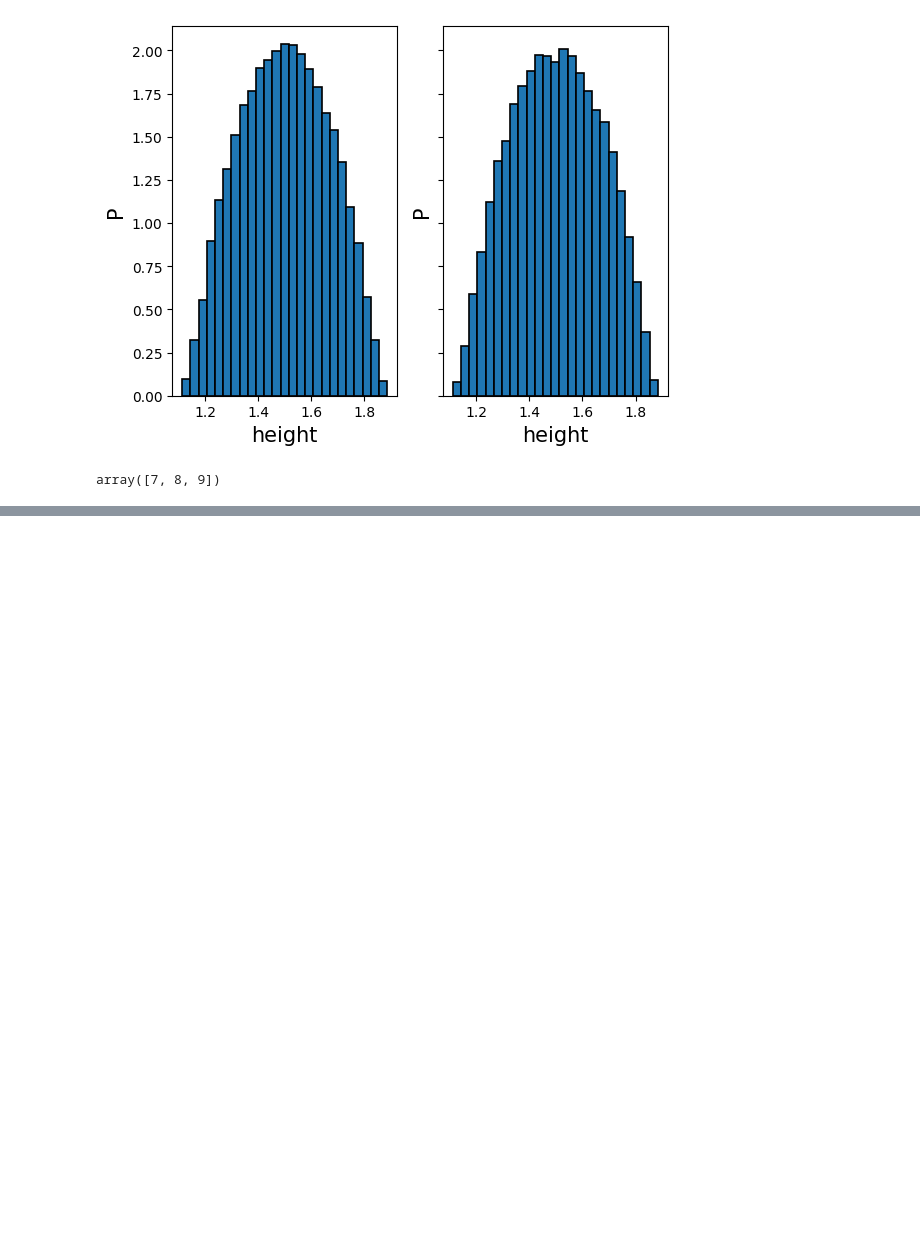
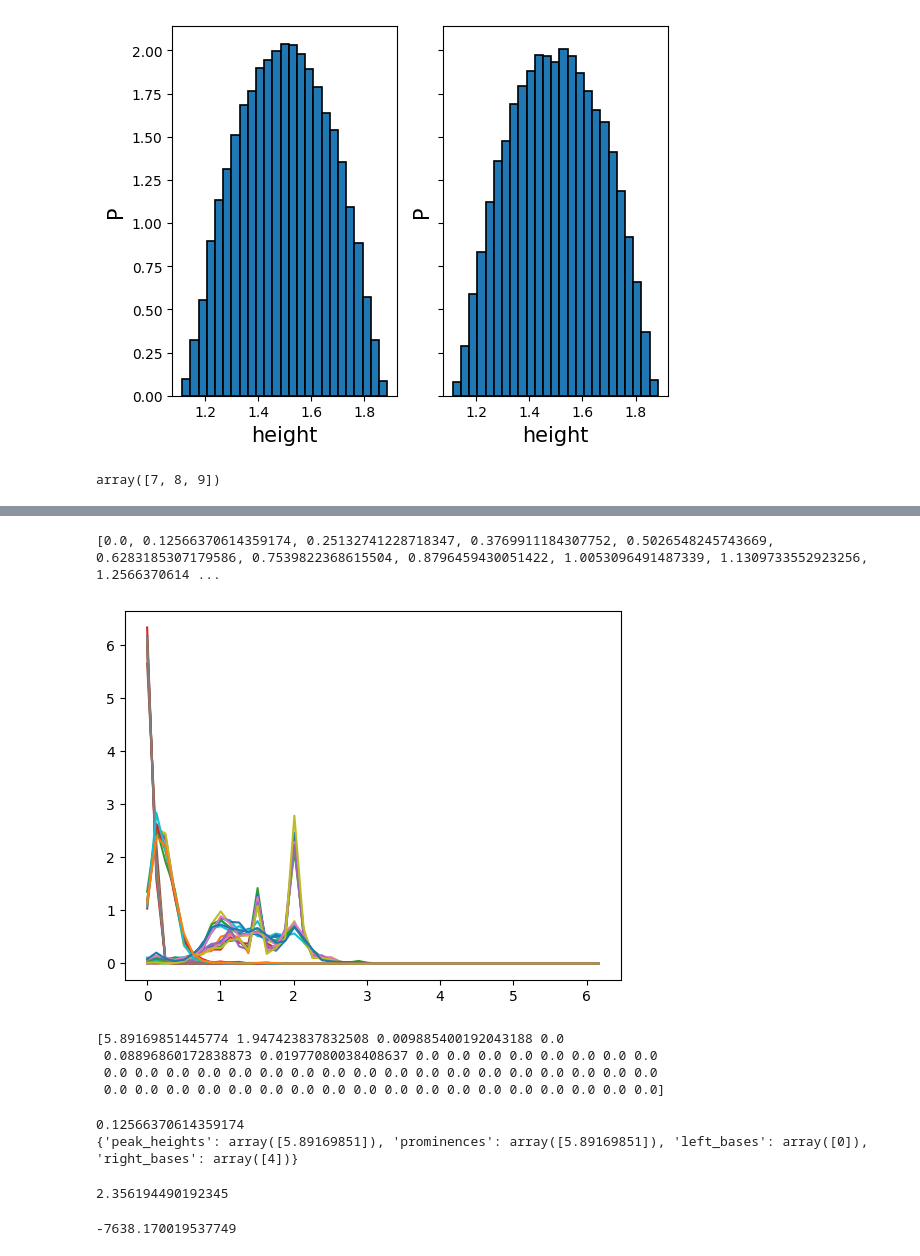
Before and after one commit to OljaOctagon/MagneticParticles, a Jupyter notebook: rigid_magnetic/mag2p_plot_bonds.ipynb, the cells around one changed output, grey strips where cells are left out. Drawn from its saved outputs; the diff is of its cells as text; code cells hidden in the pictures; blank space fills up the shorter version.

```diff
--- a/rigid_magnetic/mag2p_plot_bonds.ipynb
+++ b/rigid_magnetic/mag2p_plot_bonds.ipynb
@@ -246,3 +247,7 @@ a=np.arange(10)
 a[-3:]
 # %% [output]
 array([7, 8, 9])
+# %%
+dir="/media/carina/vsc3_backup_big/vsc4-backup/mag2patch/mag2patch/test/MAG2P_moments-2025-3-13-15:3:59.pickle"
+df = pd.read_pickle(dir)
+df.head(20)
@@ -248,0 +273,46 @@ array([7, 8, 9])
+# %%
+#dg = df[(df["file_id"]=="mag2p_shift_0_lambda_100_phi2d_0.0106_rid_2")]
+dg = df.drop(["file_id","lambda","shift"], axis=1)
+
+x = [key for key in dg.keys()]
+print(x)
+fig, ax = plt.subplots()    # create figure and axes
+
+x.insert
+for index, row in dg[x].iterrows():
+        ax.plot(x,row)
+plt.show()
+# %% [output]
+[0.0, 0.12566370614359174, 0.25132741228718347, 0.3769911184307752, 0.5026548245743669, 0.6283185307179586, 0.7539822368615504, 0.8796459430051422, 1.0053096491487339, 1.1309733552923256, 1.2566370614 ...
+[figure, added]
+# %%
+from scipy.signal import find_peaks
+
+y=row.values
+print(y)
+y=np.append(0,y)
+peaks, properties = find_peaks(y, prominence=0.05, height=0.1)
+# %% [output]
+[5.89169851445774 1.947423837832508 0.009885400192043188 0.0
+ 0.08896860172838873 0.01977080038408637 0.0 0.0 0.0 0.0 0.0 0.0 0.0 0.0
+ 0.0 0.0 0.0 0.0 0.0 0.0 0.0 0.0 0.0 0.0 0.0 0.0 0.0 0.0 0.0 0.0 0.0 0.0
+ 0.0 0.0 0.0 0.0 0.0 0.0 0.0 0.0 0.0 0.0 0.0 0.0 0.0 0.0 0.0 0.0 0.0 0.0]
+# %%
+for i in peaks:
+    print(x[i])
+
+print(properties)
+# %% [output]
+0.12566370614359174
+{'peak_heights': array([5.89169851]), 'prominences': array([5.89169851]), 'left_bases': array([0]), 'right_bases': array([4])}
+# %%
+3*np.pi/4
+# %% [output]
+2.356194490192345
+# %%
+import numpy as np
+N1=1000
+N2=2000
+4*N1*np.log(N1) + 4*N2*np.log(N2) - 4*(N1+N2)*np.log(N1+N2)
+# %% [output]
+-7638.170019537749
```
Also changed, not shown: parts of 2 cells of this notebook, 1 other file.
